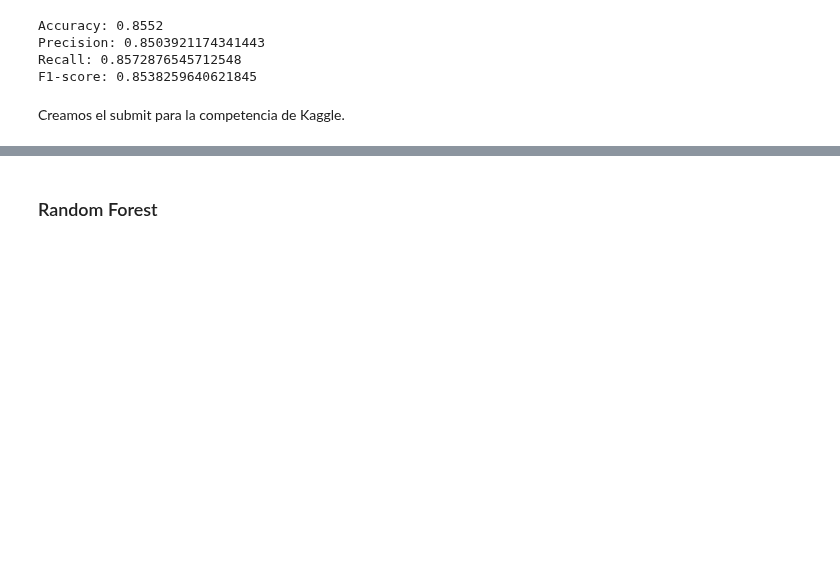
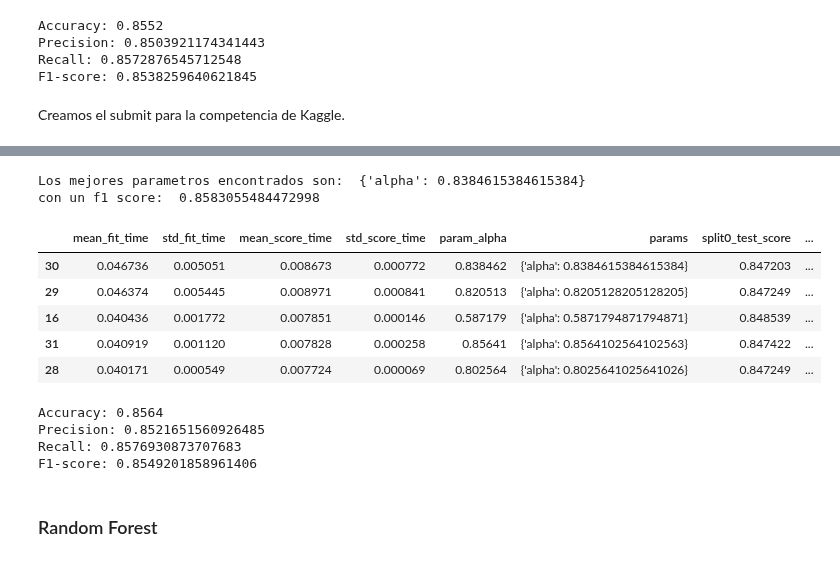
Before and after one commit to LuchoLorenzo1/7506R-1C2023-GRUPO19, a Jupyter notebook: TP2/7506_TP2_GRUPO19_CHP1_ENTREGA.ipynb, the cells around one changed output, grey strips where cells are left out. Drawn from its saved outputs; the diff is of its cells as text; code cells hidden in the pictures; blank space fills up the shorter version.

Commit message:
agrego cv para naive bayes

```diff
--- a/TP2/7506_TP2_GRUPO19_CHP1_ENTREGA.ipynb
+++ b/TP2/7506_TP2_GRUPO19_CHP1_ENTREGA.ipynb
@@ -171,0 +198,17 @@ submit.to_csv("dataset/submit.csv")
+# %%
+clf_naive_bayes = MultinomialNB(fit_prior=False)
+
+params_grid2 = {
+    "alpha": np.linspace(0.3,1,40),
+}
+
+kfoldcv = StratifiedKFold(n_splits=6)
+
+model = GridSearchCV (
+    estimator=clf_naive_bayes,
+    param_grid=params_grid2,
+    scoring=make_scorer(f1_score),
+    cv=kfoldcv,
+)
+
+model.fit(X_train_tfidf, y_train)
@@ -172,3 +227,32 @@ submit.to_csv("dataset/submit.csv")
+# %%
+print("Los mejores parametros encontrados son: ", model.best_params_)
+print("con un f1 score: ", model.best_score_)
+# %% [output]
+Los mejores parametros encontrados son:  {'alpha': 0.8384615384615384}
+con un f1 score:  0.8583055484472998
+# %%
+pd.DataFrame(model.cv_results_).sort_values(by="rank_test_score").head()
+# %% [output]
+|  | mean_fit_time | std_fit_time | mean_score_time | std_score_time | param_alpha | params | split0_test_score | ... |
+| 30 | 0.046736 | 0.005051 | 0.008673 | 0.000772 | 0.838462 | {'alpha': 0.8384615384615384} | 0.847203 | ... |
+| 29 | 0.046374 | 0.005445 | 0.008971 | 0.000841 | 0.820513 | {'alpha': 0.8205128205128205} | 0.847249 | ... |
+| 16 | 0.040436 | 0.001772 | 0.007851 | 0.000146 | 0.587179 | {'alpha': 0.5871794871794871} | 0.848539 | ... |
+| 31 | 0.040919 | 0.001120 | 0.007828 | 0.000258 | 0.85641 | {'alpha': 0.8564102564102563} | 0.847422 | ... |
+| 28 | 0.040171 | 0.000549 | 0.007724 | 0.000069 | 0.802564 | {'alpha': 0.8025641025641026} | 0.847249 | ... |
+# %%
+X_test_counts = vectorizador.transform(X_test)
+X_test_tfidf = escaladorTfidf.transform(X_test_counts)
+y_pred = np.where(model.predict(X_test_tfidf) >= 0.5, 1, 0)
+
+print("Accuracy:", accuracy_score(y_test, y_pred))
+print("Precision:", precision_score(y_test, y_pred))
+print("Recall:", recall_score(y_test, y_pred))
+print("F1-score:", f1_score(y_test, y_pred))
+# %% [output]
+Accuracy: 0.8564
+Precision: 0.8521651560926485
+Recall: 0.8576930873707683
+F1-score: 0.8549201858961406
 # %% [markdown]
 ### Random Forest
 # %% [markdown]
```
Also changed, not shown: parts of 12 cells of this notebook.
